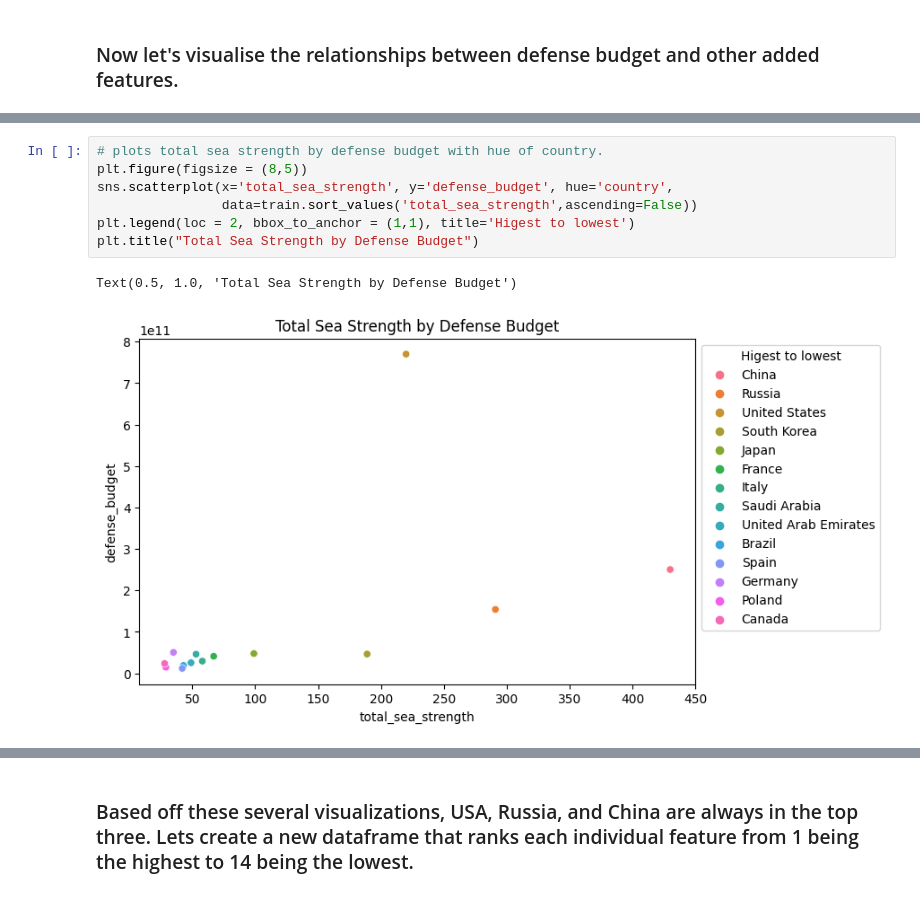
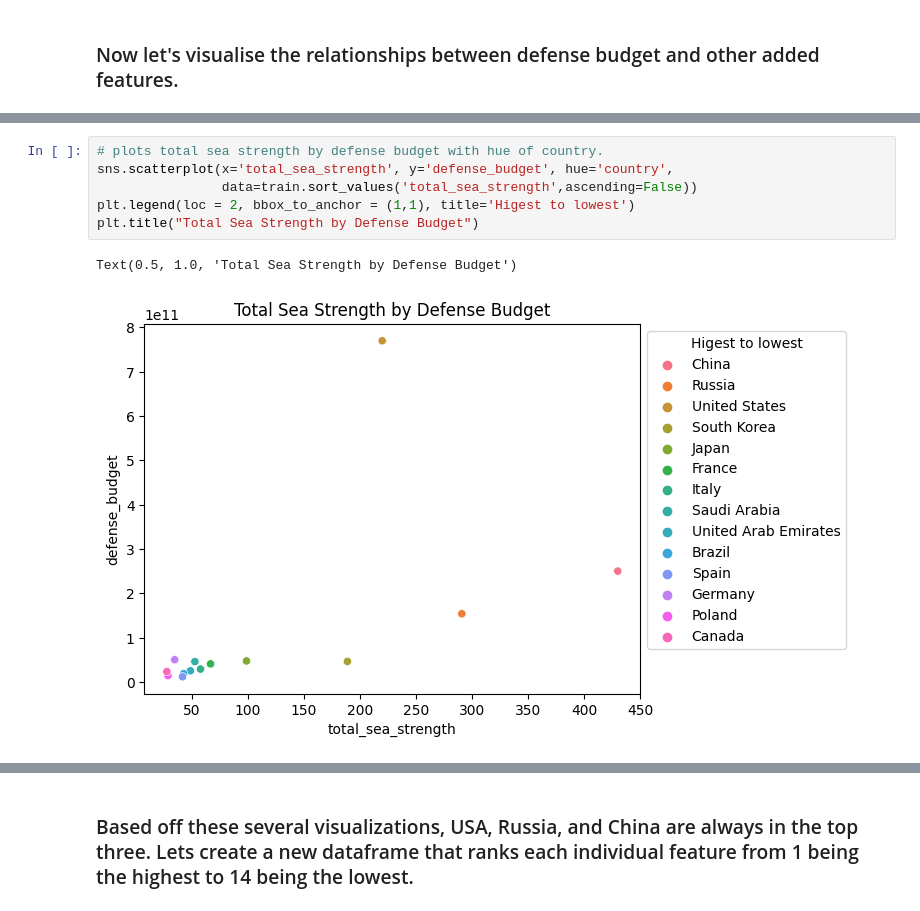
Before and after one commit to raycerna/military-firepower, a Jupyter notebook: final_report.ipynb, the cells around one changed output, grey strips where cells are left out. Saved outputs shown, nothing was run; the diff lists cells and outputs as text.

```diff
--- a/final_report.ipynb
+++ b/final_report.ipynb
@@ -138,12 +139,11 @@ Text(0.5, 1.0, 'Air Strength by Defense Budget')
 # %%
 # plots total sea strength by defense budget with hue of country.
-plt.figure(figsize = (8,5))
 sns.scatterplot(x='total_sea_strength', y='defense_budget', hue='country',
                 data=train.sort_values('total_sea_strength',ascending=False))
 plt.legend(loc = 2, bbox_to_anchor = (1,1), title='Higest to lowest')
 plt.title("Total Sea Strength by Defense Budget")
 # %% [output]
 Text(0.5, 1.0, 'Total Sea Strength by Defense Budget')
-[figure, old version]
+[figure, new version]
 # %%
 # plots total land strength by defense budget with hue of country.
```
Also changed, not shown: parts of 45 cells of this notebook.
